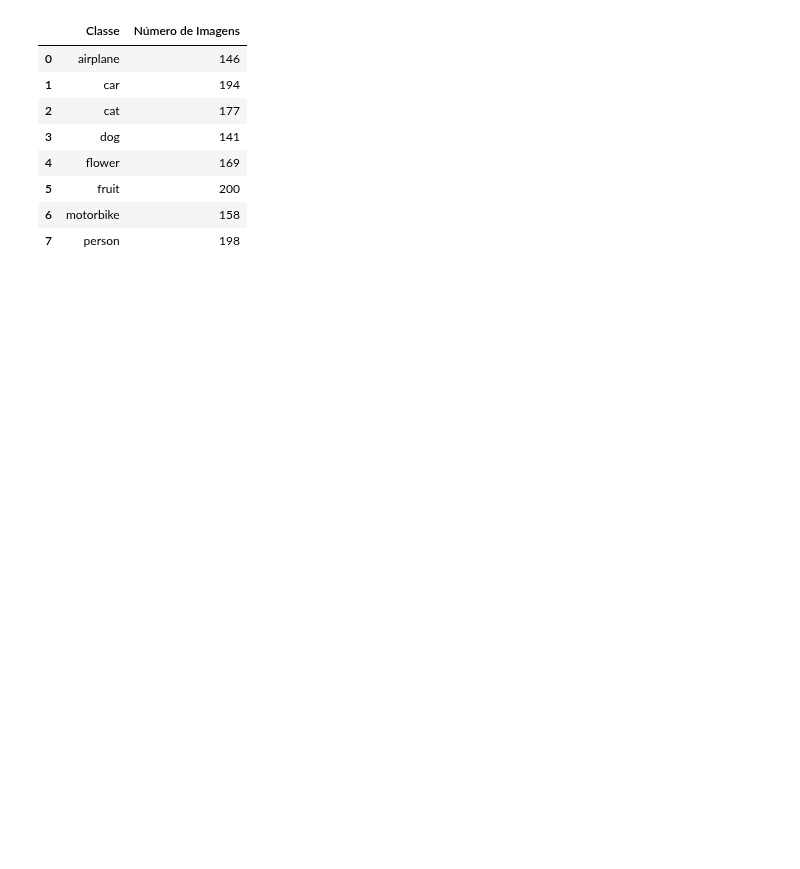
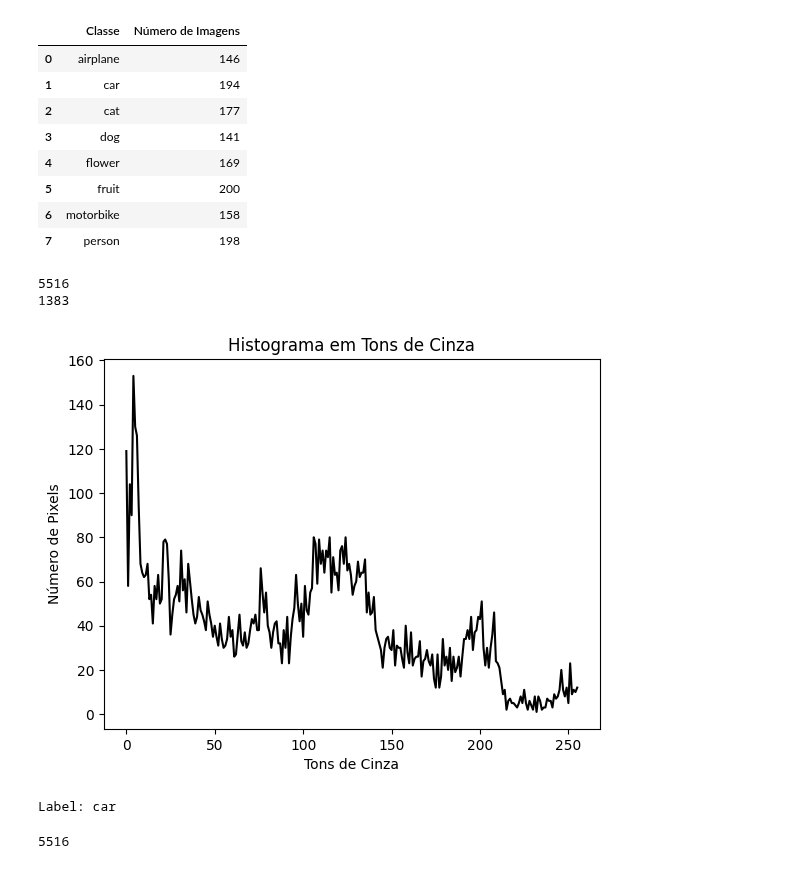
Before and after one commit to ViniciusBPessoa/Repositorio_Academico_Multidisciplinar, a Jupyter notebook: Processamento_imagens/aula04/classificador.ipynb, the cells around one changed output. Saved outputs shown, nothing was run; the diff lists cells and outputs as text; code cells hidden in the pictures; blank space fills up the shorter version.

Commit message:
resta apenas criar uma forma de vetorizar a saida do historiograma

```diff
--- a/Processamento_imagens/aula04/classificador.ipynb
+++ b/Processamento_imagens/aula04/classificador.ipynb
@@ -31,11 +32,11 @@ def load_data_base(local_base):
             image = cv2.imread(image_path)
 
             if image is not None:
-                class_images.append(image)
+                class_images.append((image, label))
             else:
                 print(f"Erro ao carregar a imagem: {image_path}")
 
-        data.append((class_images, label))
+        data.append(class_images)
 
     return data
 # %%
@@ -102,3 +111,37 @@ contar_imagens_por_pasta(test_data)
 | 5 | fruit | 200 |
 | 6 | motorbike | 158 |
 | 7 | person | 198 |
+# %%
+def extract_histoI_gray(set_data):
+    images = []
+    labels = []
+    for data in set_data:
+        for image_label in data:
+            images.append(cv2.calcHist([image_label[0]], [0], None, [256], [0,256]))
+            labels.append(image_label[1])
+
+    return images, labels
+# %%
+train_data, train_label = extract_histoI_gray(train_data)
+test_data, test_label = extract_histoI_gray(test_data)
+# %%
+print(len(train_data))
+print(len(test_data))
+# %% [output]
+5516
+1383
+# %%
+def plot_histograma(histograma):
+    # Plotar o histograma
+    plt.plot(histograma, color='black')
+    plt.xlabel('Tons de Cinza')
+    plt.ylabel('Número de Pixels')
+    plt.title('Histograma em Tons de Cinza')
+    plt.show()
+# %%
+imagem = 1050
+plot_histograma(train_data[imagem])
+print(f"Label: {train_label[imagem]}")
+# %% [output]
+[figure, added]
+Label: car
@@ -105,3 +160,8 @@ contar_imagens_por_pasta(test_data)
+# %%
+label = preparar_dados(train_label)
+print(len(label))
+# %% [output]
+5516
 # %%
 def create_model(input_dim, output_dim, dense_layers):
 
```
Also changed, not shown: parts of 9 cells of this notebook.
